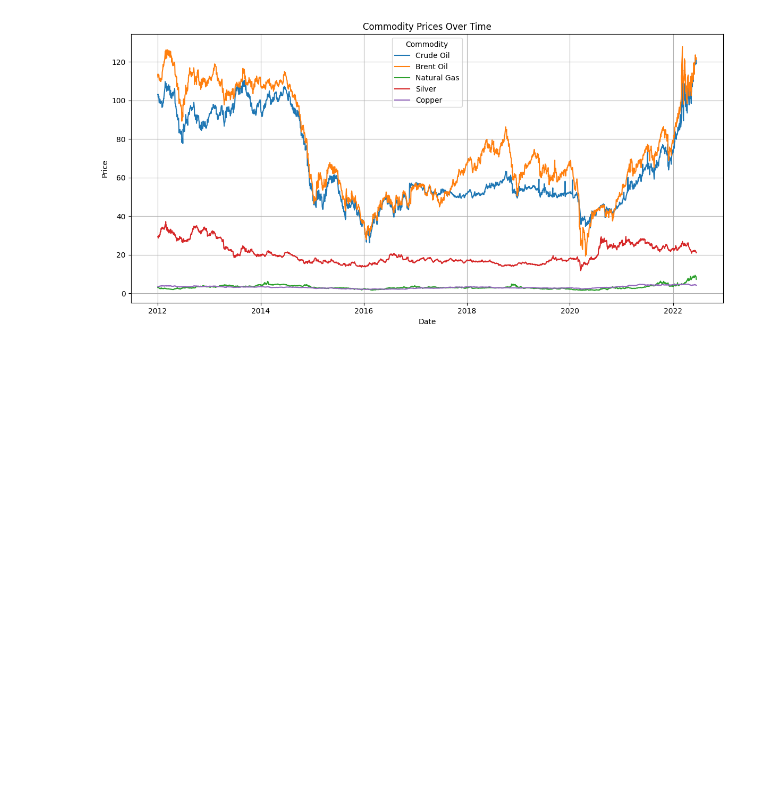
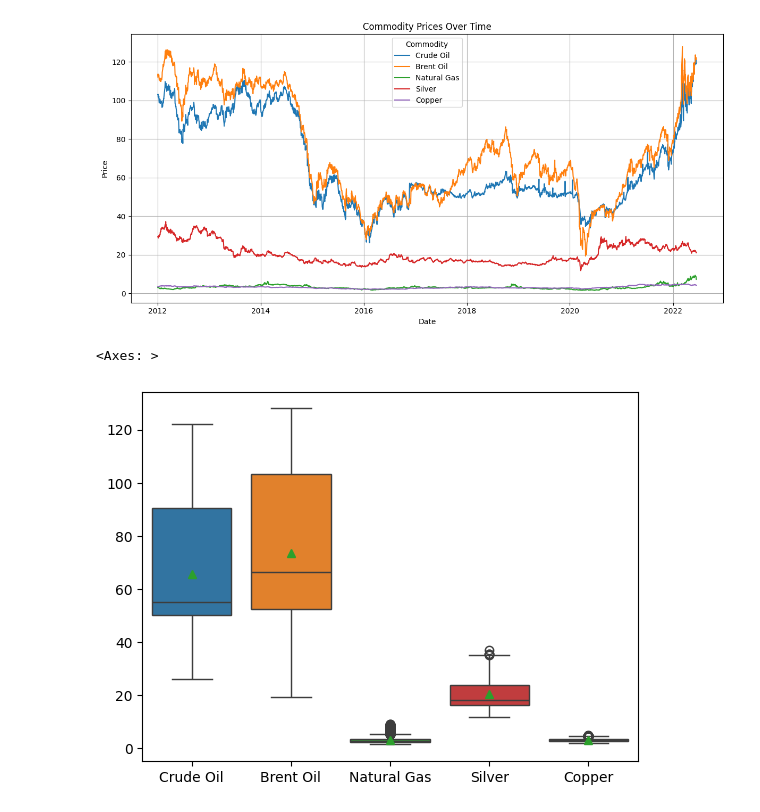
Before and after one commit to kahlilello/CommoditiesStreamlit, a Jupyter notebook: ML.ipynb, the cells around one changed output. Drawn from its saved outputs; the diff is of its cells as text; code cells hidden in the pictures; blank space fills up the shorter version.

Commit message:
Added a boxplot

```diff
--- a/ML.ipynb
+++ b/ML.ipynb
@@ -181,3 +182,14 @@ plt.show()
 # %% [output]
 [figure]
 [figure]
+# %%
+#boxplot for all the commodities
+
+sns.boxplot(
+    data = noGoldDf,
+    orient = 'v',
+    showmeans = True
+)
+# %% [output]
+<Axes: >
+[figure, added]
```
Also changed, not shown: parts of 1 cell of this notebook.
